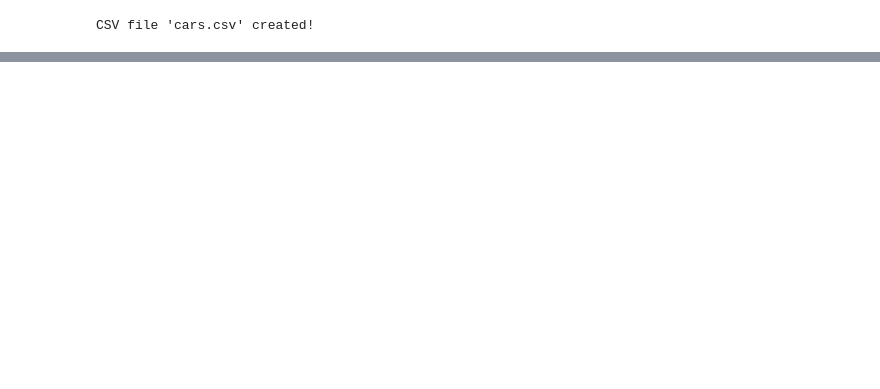
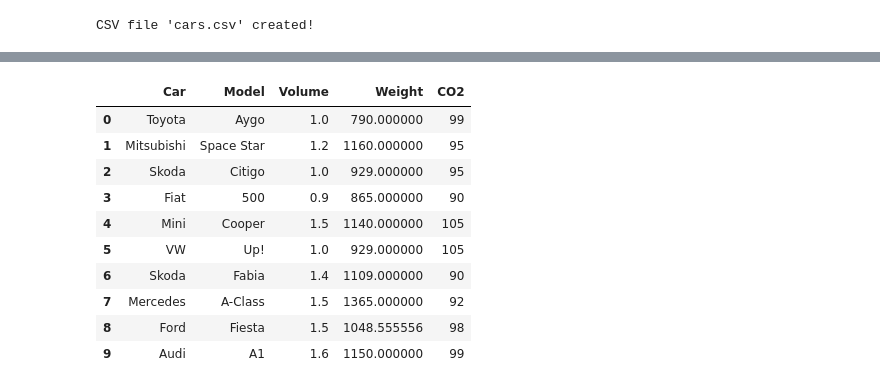
Before and after one commit to Tej1109/MLP_Pracs, a Jupyter notebook: Tejas_MLP_Prac_3_Data_Manipulation_and_Scaling.ipynb, the cells around one changed output, grey strips where cells are left out. Drawn from its saved outputs; the diff is of its cells as text; code cells hidden in the pictures; blank space fills up the shorter version.

```diff
--- a/Tejas_MLP_Prac_3_Data_Manipulation_and_Scaling.ipynb
+++ b/Tejas_MLP_Prac_3_Data_Manipulation_and_Scaling.ipynb
@@ -33,2 +43,18 @@ df.head()
+# %%
+#Imputing mean for Nan Value
+df.fillna({"Weight" : df['Weight'].mean()}, inplace = True)
+df
+# %% [output]
+|  | Car | Model | Volume | Weight | CO2 |
+| 0 | Toyota | Aygo | 1.0 | 790.000000 | 99 |
+| 1 | Mitsubishi | Space Star | 1.2 | 1160.000000 | 95 |
+| 2 | Skoda | Citigo | 1.0 | 929.000000 | 95 |
+| 3 | Fiat | 500 | 0.9 | 865.000000 | 90 |
+| 4 | Mini | Cooper | 1.5 | 1140.000000 | 105 |
+| 5 | VW | Up! | 1.0 | 929.000000 | 105 |
+| 6 | Skoda | Fabia | 1.4 | 1109.000000 | 90 |
+| 7 | Mercedes | A-Class | 1.5 | 1365.000000 | 92 |
+| 8 | Ford | Fiesta | 1.5 | 1048.555556 | 98 |
+| 9 | Audi | A1 | 1.6 | 1150.000000 | 99 |
 # %%
 #Feature Extraction
```
Also changed, not shown: parts of 8 cells of this notebook.
